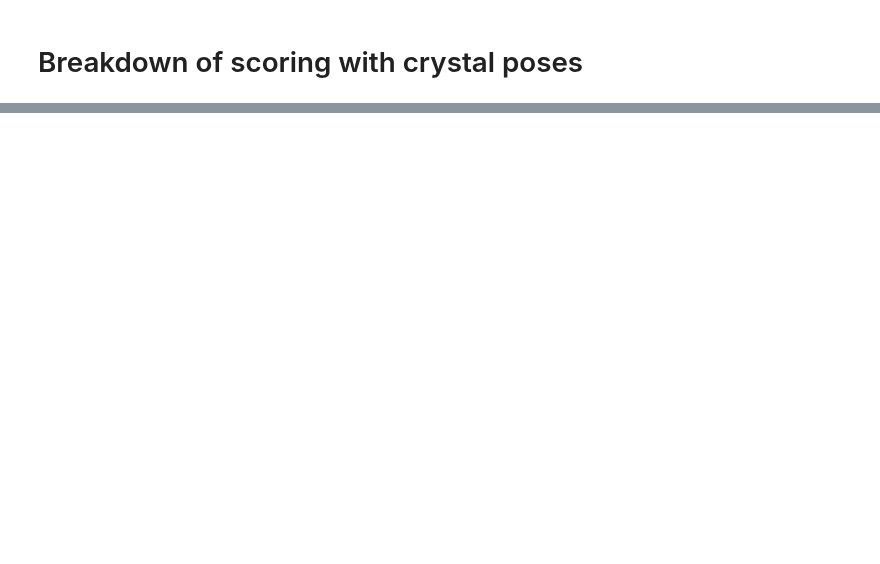
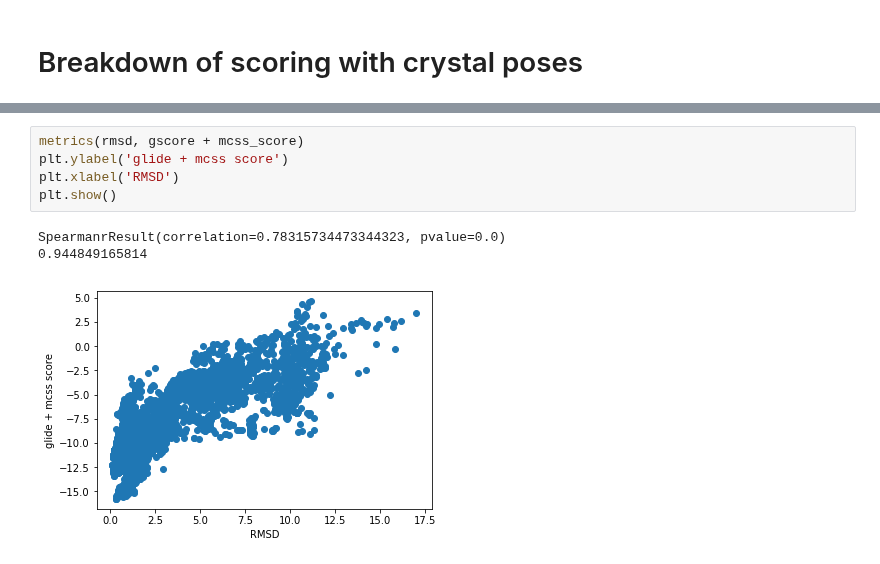
Before and after one commit to orangese/combind_multistruct_benchmarking, a Jupyter notebook: notebooks/crystal_only_mcss.ipynb, the cells around one changed output, grey strips where cells are left out. Saved outputs shown, nothing was run; the diff lists cells and outputs as text; blank space fills up the shorter version.

```diff
--- a/notebooks/crystal_only_mcss.ipynb
+++ b/notebooks/crystal_only_mcss.ipynb
@@ -185,0 +265,9 @@ for protein, dists in stats.items():
+# %%
+metrics(rmsd, gscore + mcss_score)
+plt.ylabel('glide + mcss score')
+plt.xlabel('RMSD')
+plt.show()
+# %% [output]
+SpearmanrResult(correlation=0.78315734473344323, pvalue=0.0)
+0.944849165814
+[figure, added]
```
Also changed, not shown: parts of 20 cells of this notebook.
